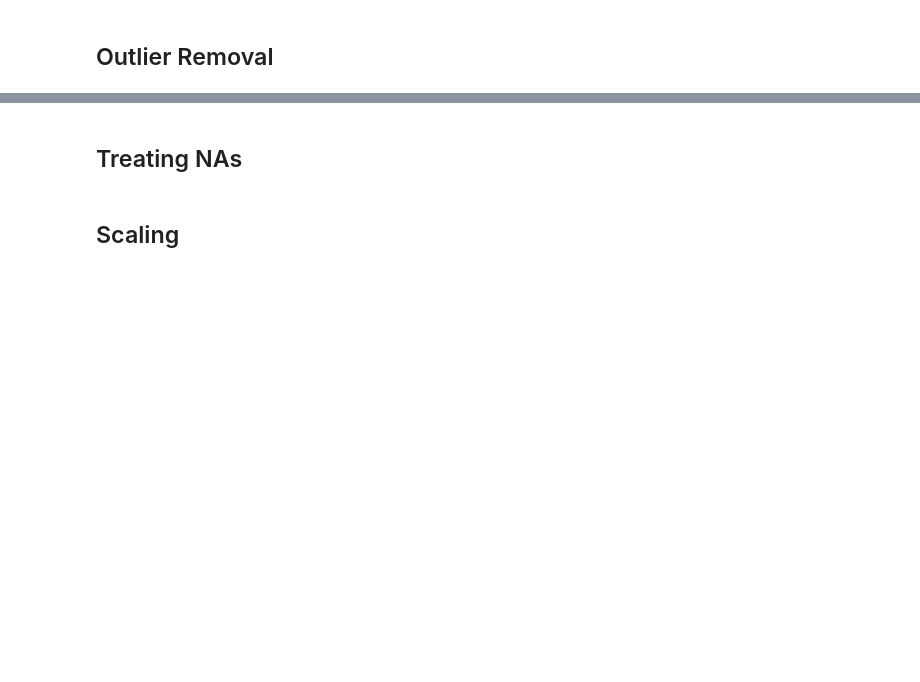
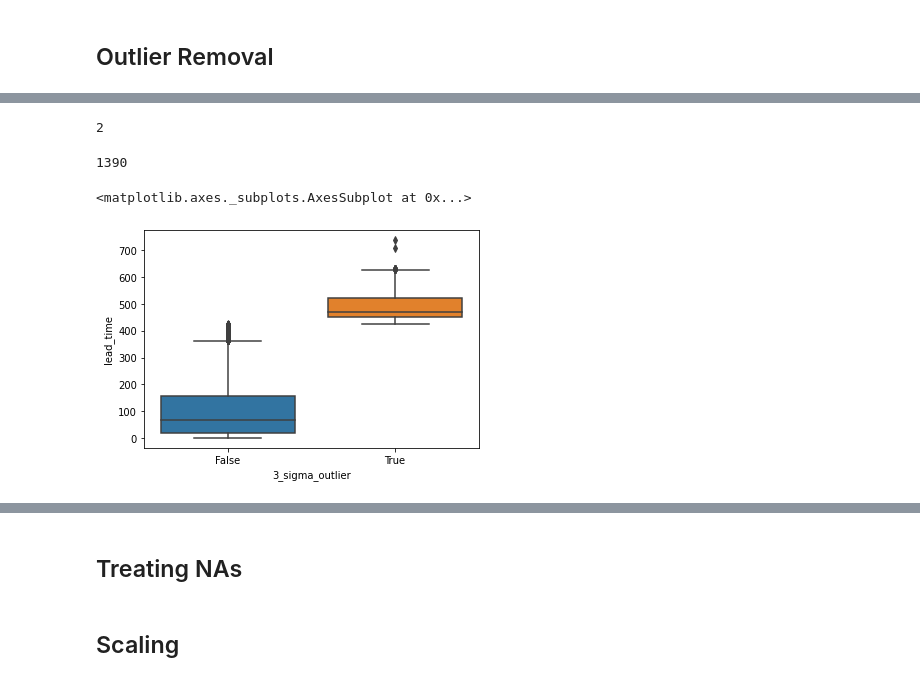
Before and after one commit to pedroteche-ih/DAFT_MEX_202209, a Jupyter notebook: ML Workflow.ipynb, the cells around one changed output, grey strips where cells are left out. Drawn from its saved outputs; the diff is of its cells as text; code cells hidden in the pictures; blank space fills up the shorter version.

```diff
--- a/ML Workflow.ipynb
+++ b/ML Workflow.ipynb
@@ -35,0 +94,4 @@ memory usage: 25.1+ MB
+# %%
+mu = tb_hotel['lead_time'].mean()
+sd = tb_hotel['lead_time'].std()
+(tb_hotel['lead_time'] < (mu - 3*sd)) | (tb_hotel['lead_time'] > (mu + 3*sd))
@@ -35,0 +111,16 @@ memory usage: 25.1+ MB
+# %%
+mask = (tb_hotel['lead_time'] < (mu - 3*sd)) | (tb_hotel['lead_time'] > (mu + 3*sd))
+tb_hotel['3_sigma_outlier'] = mask
+# %%
+False + True + True
+# %% [output]
+2
+# %%
+tb_hotel['3_sigma_outlier'].sum()
+# %% [output]
+1390
+# %%
+sns.boxplot(data = tb_hotel, y = 'lead_time', x = '3_sigma_outlier')
+# %% [output]
+<matplotlib.axes._subplots.AxesSubplot at 0x...>
+[figure, added]
```
Also changed, not shown: parts of 18 cells of this notebook.
